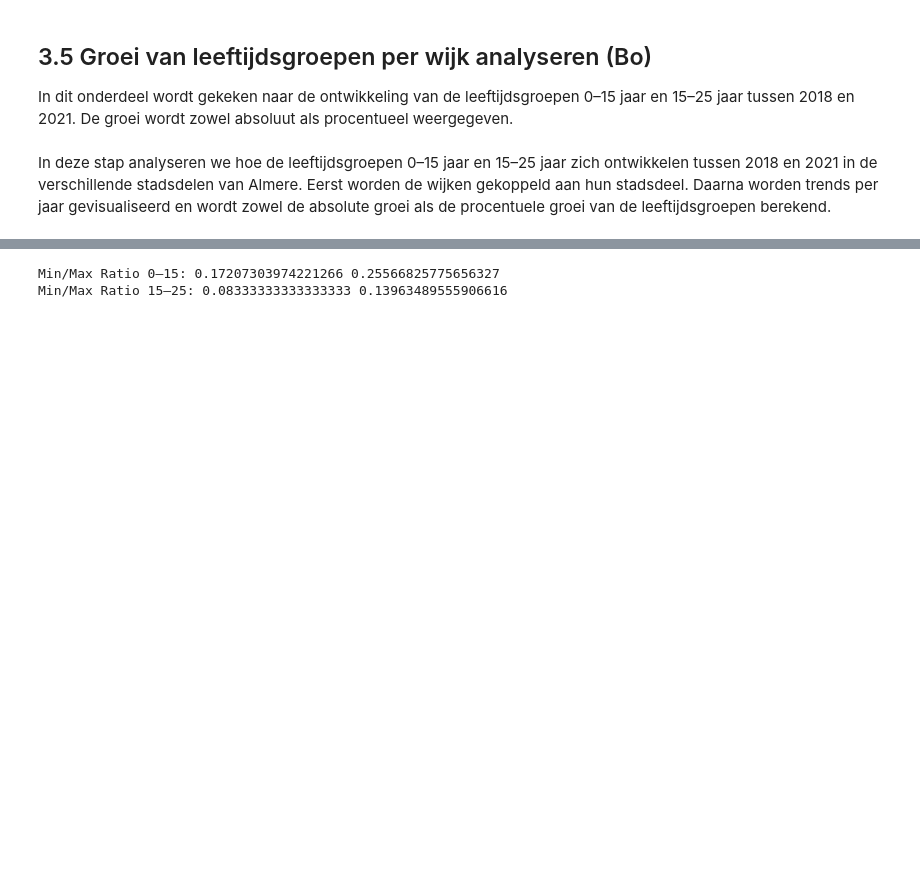
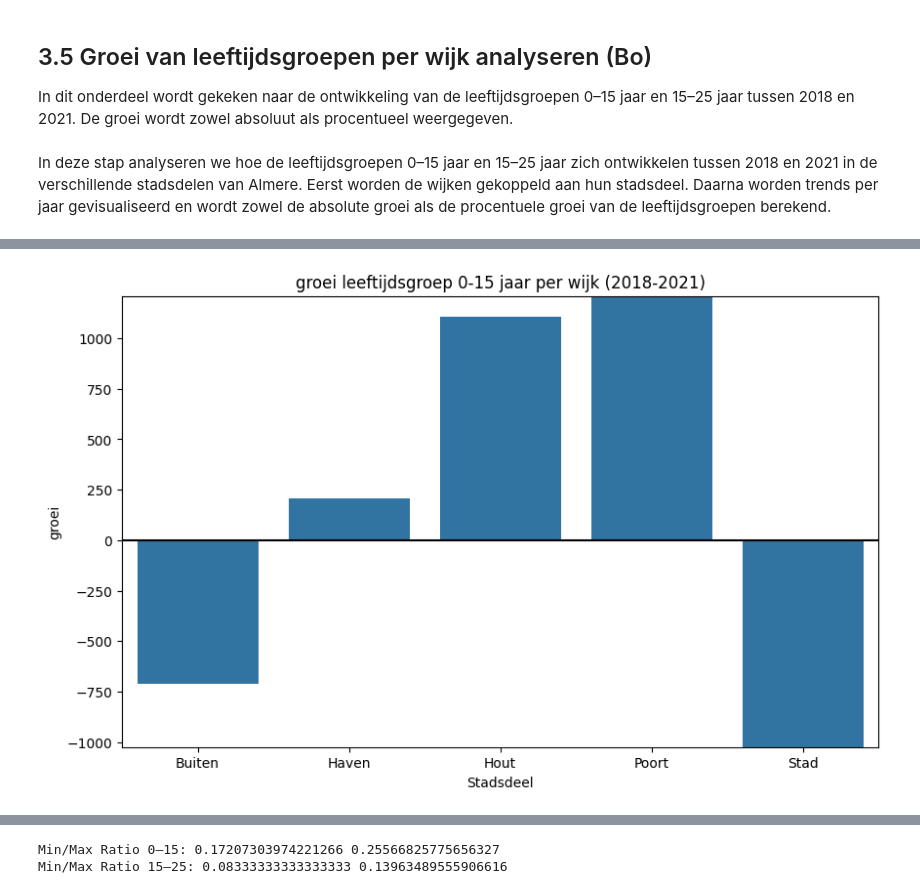
Before and after one commit to Ismael-991/almere-jeugd-voorspelling, a Jupyter notebook: notebooks/final/Gezamenlijke_notebook.ipynb, the cells around one changed output, grey strips where cells are left out. Saved outputs shown, nothing was run; the diff lists cells and outputs as text; code cells hidden in the pictures; blank space fills up the shorter version.

```diff
--- a/notebooks/final/Gezamenlijke_notebook.ipynb
+++ b/notebooks/final/Gezamenlijke_notebook.ipynb
@@ -1023,3 +1023,18 @@ plt.show()
+# %%
+plt.figure(figsize=(10, 6))
+ax = sns.barplot(
+    data=subset2.reset_index(),
+    x='Stadsdeel',
+    y='groei',
+)
+
+plt.title('groei leeftijdsgroep 0-15 jaar per wijk (2018-2021)')
+
+ax.axhline(0, color='black')
+ax.set_ylim(subset2['groei'].min(), subset2['groei'].max())
+plt.show()
+# %% [output]
+[figure, added]
 # %%
 subset3 = df_groei
 
```
Also changed, not shown: parts of 38 cells of this notebook.
